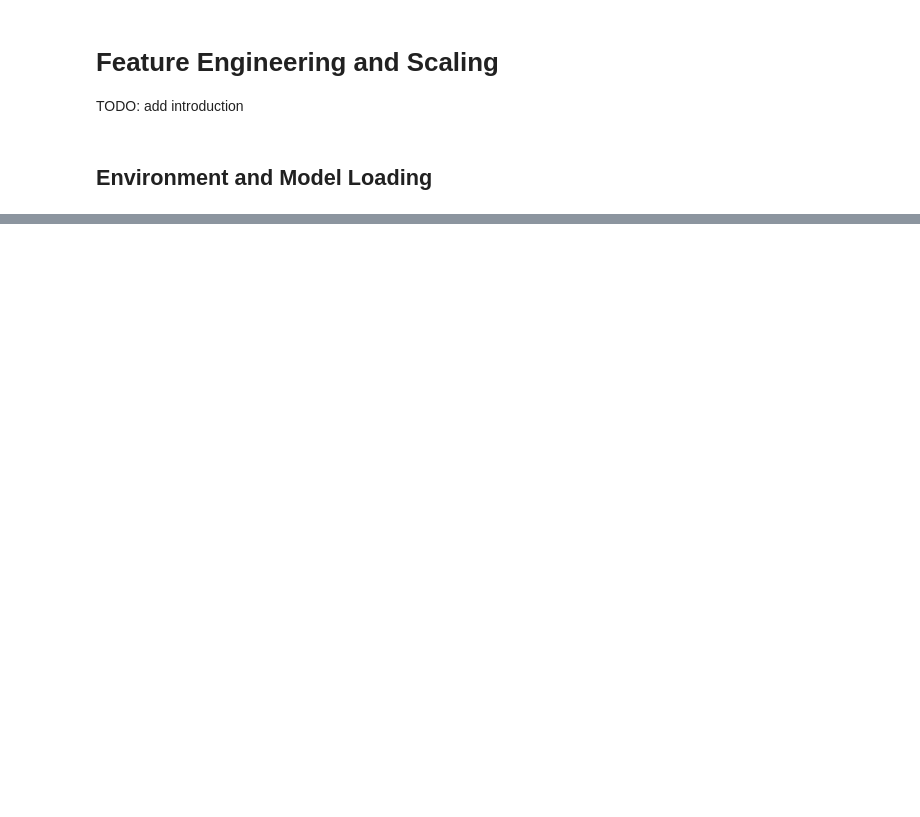
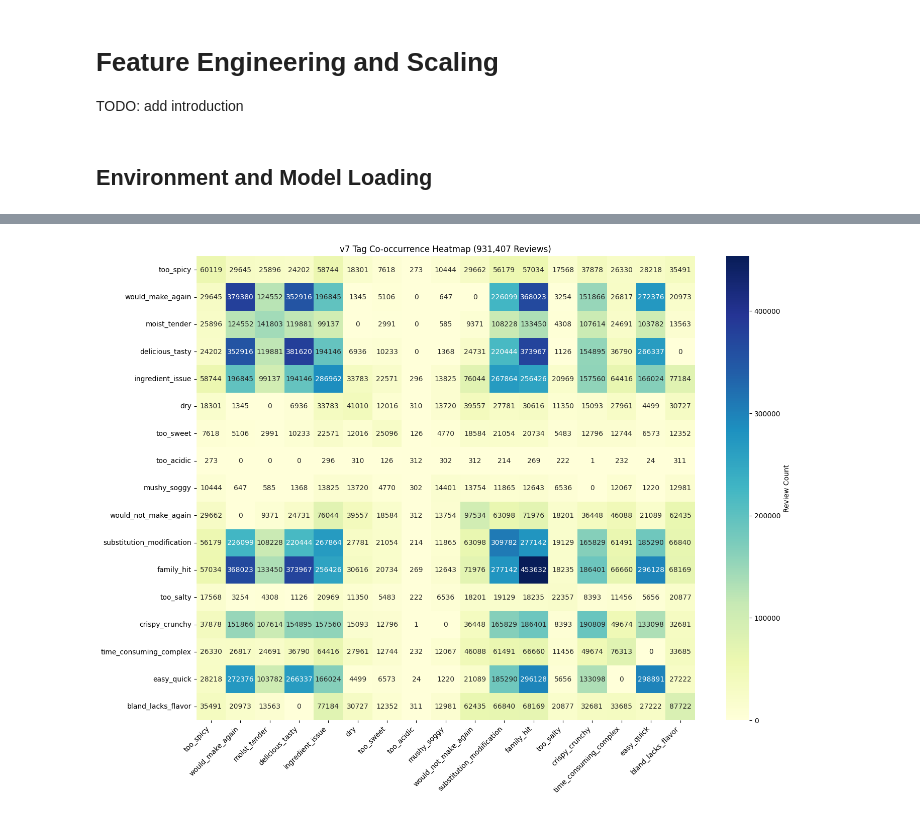
Before and after one commit to iauger/recipe-review-tags, a Jupyter notebook: notebooks/02_fe_and_scaling.ipynb, the cells around one changed output, grey strips where cells are left out. Cells and saved outputs as stored; diff of their text form; code cells hidden in the pictures; blank space fills up the shorter version.

Commit message:
Full modeling pipeline fixed and updated

```diff
--- a/notebooks/02_fe_and_scaling.ipynb
+++ b/notebooks/02_fe_and_scaling.ipynb
@@ -6,7 +6,7 @@ TODO: add introduction
 ## Environment and Model Loading
 # %%
 # Set to True only if you need to re-train the 128-dim Word2Vec on the 1.4M corpus
-TRAIN_MARATHON_W2V = True
+TRAIN_MARATHON_W2V = False
 
 import sys
 from pathlib import Path
@@ -32,6 +32,8 @@ from src.spark.labeling.taxonomy import get_tag_ids
 from src.spark.features.prototypes import PrototypeSpec, build_tag_centroids
 from src.spark.modeling.inference import _native_cosine_sim
 from src.spark.features.splits import assign_recipe_splits
+from src.spark.modeling.train import train_all_w2v_only
+from src.spark.modeling.inference import run_full_corpus_inference
 
 from pyspark.ml.functions import vector_to_array
 from pyspark.ml.pipeline import PipelineModel
@@ -50,14 +52,12 @@ To adjust logging level use sc.setLogLevel(newLevel). For SparkR, use setLogLeve
 # %%
+current_labeled_data = str(Path(s.processed_dir) / "labeling" / "zero_shot" / "labeled_gold_reviews_v8.parquet")
+
 if TRAIN_MARATHON_W2V:
-    print(f"STARTING MARATHON RUN: Training Word2Vec on 1.4M reviews...")
+    print(f"Training Word2Vec on all cleaned reviews...")
     start_time = time.time()
 
     spark.catalog.clearCache()
     spark.conf.set("spark.sql.sources.partitionOverwriteMode", "dynamic")
-
-    # Define the label path
-    # Adjust as needed to point to the correct version of the labeled data
-    current_labeled_data = str(Path(s.processed_dir) / "labeling" / "zero_shot" / "labeled_gold_reviews_v5.parquet")
 
     # Trigger the Build
     build_features_with_full_corpus_w2v(
@@ -67,7 +67,7 @@ if TRAIN_MARATHON_W2V:
     )
 
     elapsed = (time.time() - start_time) / 60
-    print(f"Build Successful! Total Time: {elapsed:.2f} minutes")
+    print(f"Build Total Time: {elapsed:.2f} minutes")
 
     # Refresh Settings to grab the ID the function just created
     s = load_settings(prefer_latest_run=True)
@@ -126,0 +203,34 @@ centroids_df.write.mode("overwrite").parquet(s.features_tag_centroids_path)
+# %%
+import pandas as pd
+import seaborn as sns
+import matplotlib.pyplot as plt
+from pyspark.sql import functions as F
+
+# 1. Prepare Column Logic
+pred_cols = [c for c in df_gold.columns if c.startswith("pred_")]
+tag_names = [c.replace("pred_", "") for c in pred_cols]
+
+# This builds a single massive aggregation: sum(pred_a * pred_b)
+agg_exprs = []
+for i, col_a in enumerate(pred_cols):
+    for j, col_b in enumerate(pred_cols):
+        if i <= j: # Only upper triangle to save compute
+            agg_exprs.append(F.sum(F.col(col_a) * F.col(col_b)).alias(f"{i}_{j}"))
+
+result = df_gold.agg(*agg_exprs).collect()[0].asDict()
+
+# 3. Format into Pandas for Seaborn
+co_occurrence_matrix = pd.DataFrame(0, index=tag_names, columns=tag_names)
+for key, count in result.items():
+    i, j = map(int, key.split("_"))
+    co_occurrence_matrix.iloc[i, j] = count
+    co_occurrence_matrix.iloc[j, i] = count
+
+# 4. Plot Heatmap
+plt.figure(figsize=(16, 12))
+sns.heatmap(co_occurrence_matrix, annot=True, cmap="YlGnBu", fmt="d", cbar_kws={'label': 'Review Count'})
+plt.title(f"v7 Tag Co-occurrence Heatmap ({total_reviews:,} Reviews)")
+plt.xticks(rotation=45, ha='right')
+plt.show()
+# %% [output]
+[figure, added]
```
Also changed, not shown: parts of 23 cells of this notebook, 38 other files.
